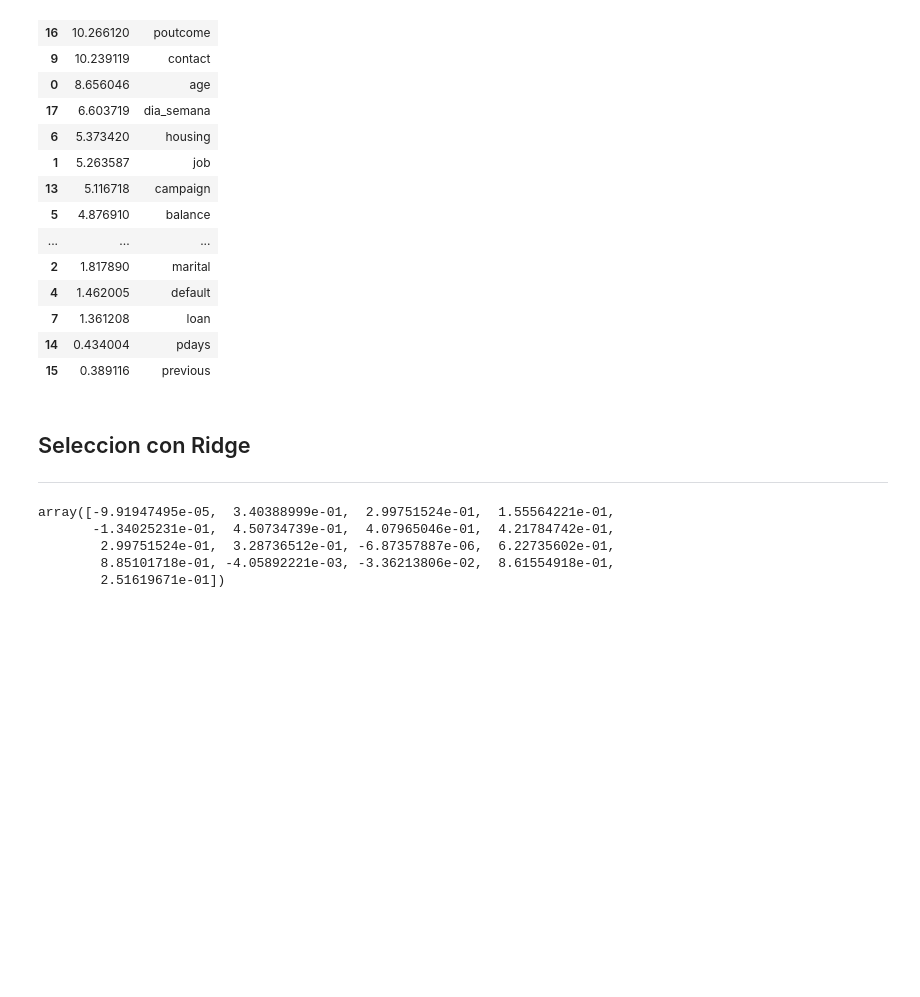
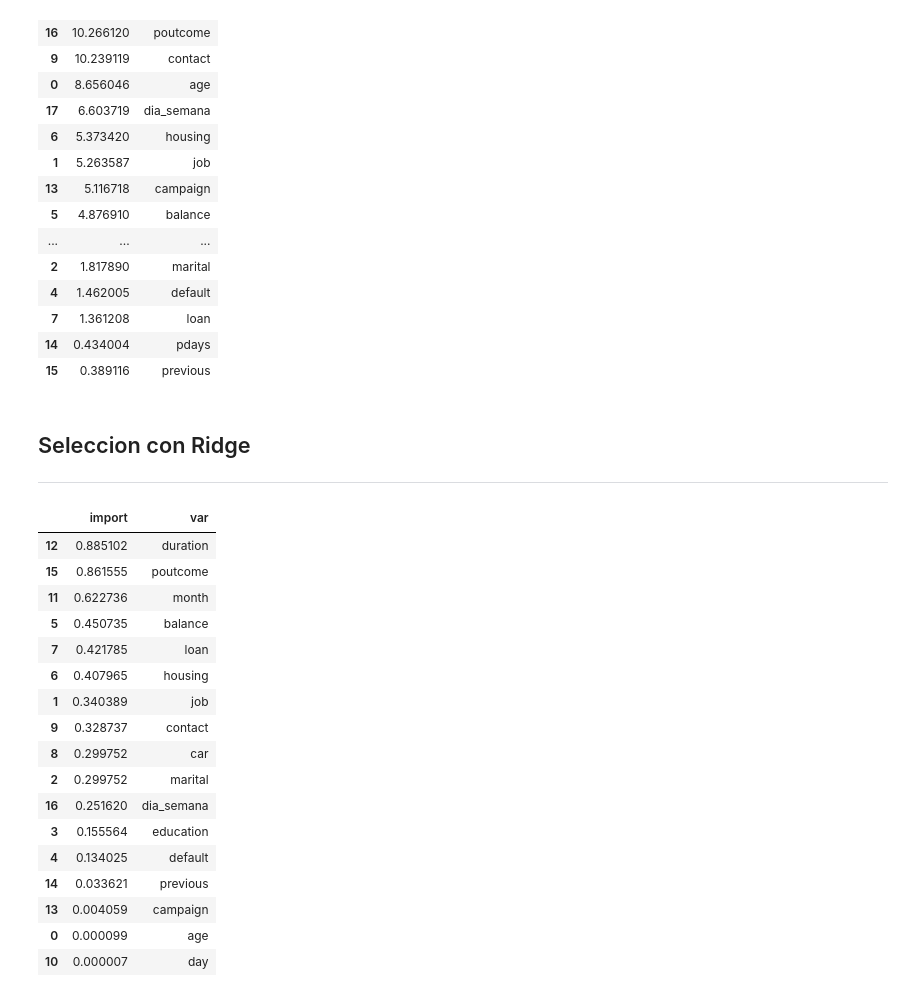
Before and after one commit to mariol-lamas/PFG-UNAV-G4, a Jupyter notebook: Src/var_selection/var_selection.ipynb, the cells around one changed output. Cells and saved outputs as stored; diff of their text form; code cells hidden in the pictures; blank space fills up the shorter version.

Commit message:
Modificaciones a Seleccion con Ridge

```diff
--- a/Src/var_selection/var_selection.ipynb
+++ b/Src/var_selection/var_selection.ipynb
@@ -153,11 +153,25 @@ y_cat_num=data_cleaned_cat_num['subscribed']
 # %%
 from sklearn.linear_model import Ridge
 ridge_regression = Ridge(alpha=0.01, solver = 'auto', random_state = 9) #Si selecionamos alpha = 0 se correspondería con una regresión lineal sin penalización
 ridge_regression.fit(X_cat_num, y_cat_num)
-ridge_regression.coef_
+result=pd.DataFrame(zip(abs(ridge_regression.coef_),X_cat_num.columns),columns=['import','var']).sort_values('import',ascending=False) #Importancias lineales
+result
 # %% [output]
-array([-9.91947495e-05,  3.40388999e-01,  2.99751524e-01,  1.55564221e-01,
-       -1.34025231e-01,  4.50734739e-01,  4.07965046e-01,  4.21784742e-01,
-        2.99751524e-01,  3.28736512e-01, -6.87357887e-06,  6.22735602e-01,
-        8.85101718e-01, -4.05892221e-03, -3.36213806e-02,  8.61554918e-01,
-        2.51619671e-01])
+|  | import | var |
+| 12 | 0.885102 | duration |
+| 15 | 0.861555 | poutcome |
+| 11 | 0.622736 | month |
+| 5 | 0.450735 | balance |
+| 7 | 0.421785 | loan |
+| 6 | 0.407965 | housing |
+| 1 | 0.340389 | job |
+| 9 | 0.328737 | contact |
+| 8 | 0.299752 | car |
+| 2 | 0.299752 | marital |
+| 16 | 0.251620 | dia_semana |
+| 3 | 0.155564 | education |
+| 4 | 0.134025 | default |
+| 14 | 0.033621 | previous |
+| 13 | 0.004059 | campaign |
+| 0 | 0.000099 | age |
+| 10 | 0.000007 | day |
```
